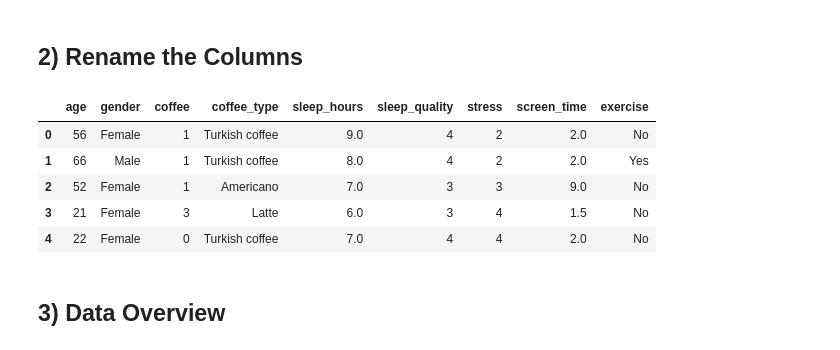
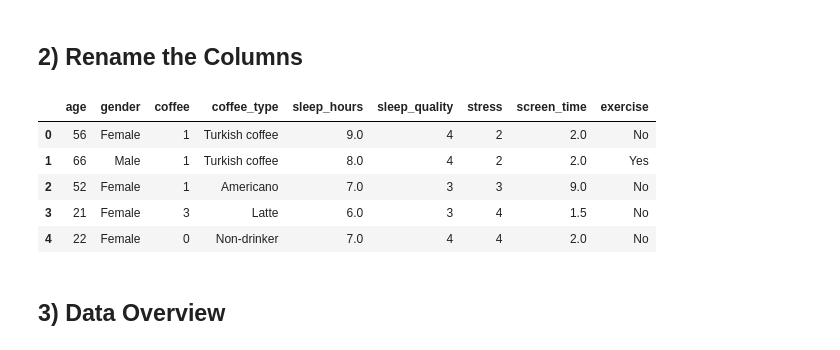
Before and after one commit to Serasb/DSA210-Project, a Jupyter notebook: EDA.ipynb, the cells around one changed output. Saved outputs shown, nothing was run; the diff lists cells and outputs as text; code cells hidden in the pictures.

```diff
--- a/EDA.ipynb
+++ b/EDA.ipynb
@@ -29,30 +29,34 @@ df.head()
 # %%
 df.columns = [
     "timestamp",
     "email",
     "age",
     "gender",
     "coffee",
     "coffee_type",
     "sleep_hours",
     "sleep_quality",
     "stress",
     "screen_time",
     "exercise"
 ]
 
 # Drop columns that are not useful for analysis
 # 'email' contains personal data (privacy concern) and 'timestamp' is not needed
 df.drop(columns=["email", "timestamp"], inplace=True)
 
+# Survey design fix: respondents who drink 0 cups/day were still
+# forced to select a coffee_type. Set their type to "Non-drinker".
+df.loc[df["coffee"] == 0, "coffee_type"] = "Non-drinker"
+
 df.head()
 # %% [output]
 |  | age | gender | coffee | coffee_type | sleep_hours | sleep_quality | stress | screen_time | exercise |
 | 0 | 56 | Female | 1 | Turkish coffee | 9.0 | 4 | 2 | 2.0 | No |
 | 1 | 66 | Male | 1 | Turkish coffee | 8.0 | 4 | 2 | 2.0 | Yes |
 | 2 | 52 | Female | 1 | Americano | 7.0 | 3 | 3 | 9.0 | No |
 | 3 | 21 | Female | 3 | Latte | 6.0 | 3 | 4 | 1.5 | No |
-| 4 | 22 | Female | 0 | Turkish coffee | 7.0 | 4 | 4 | 2.0 | No |
+| 4 | 22 | Female | 0 | Non-drinker | 7.0 | 4 | 4 | 2.0 | No |
 # %% [markdown]
 ## 3) Data Overview
 # %%
```
Also changed, not shown: parts of 4 cells of this notebook.
